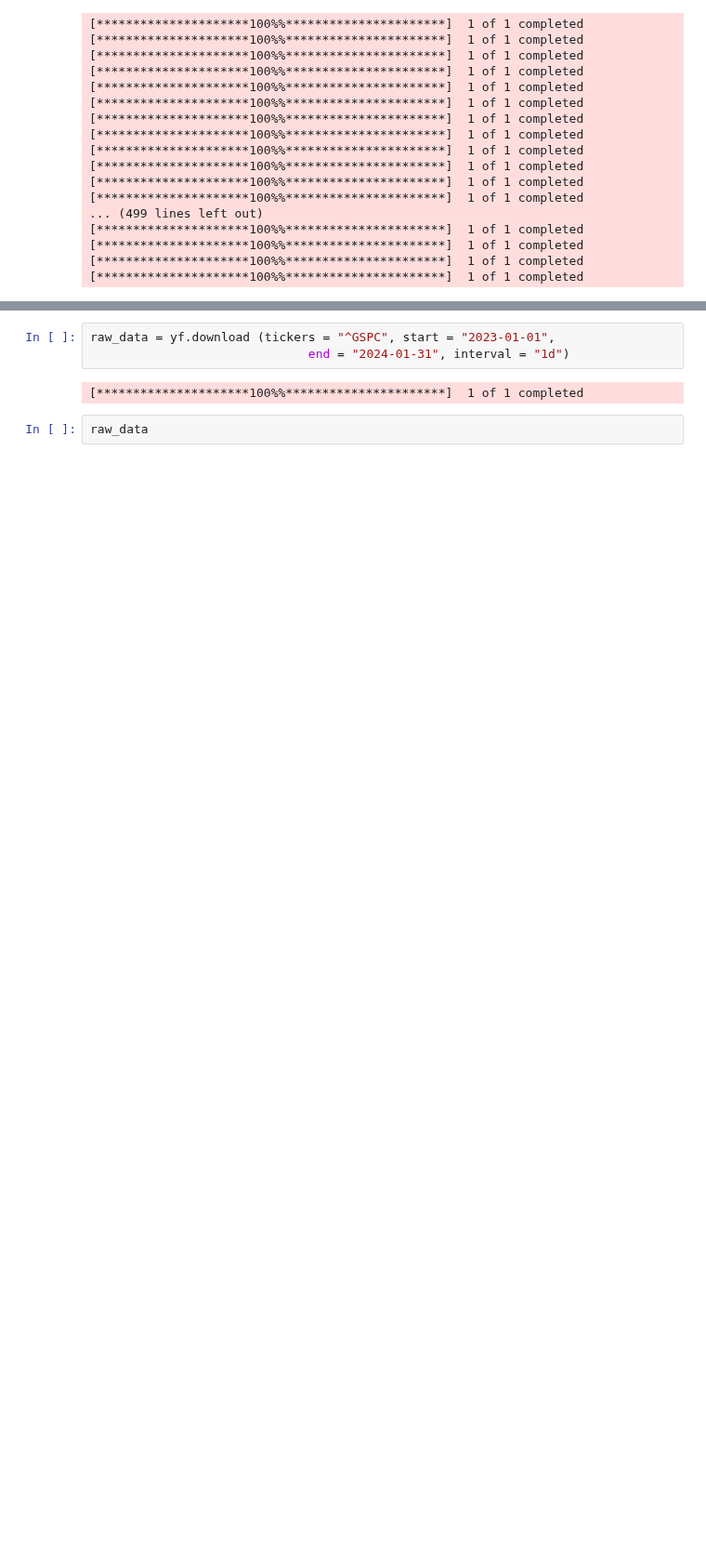
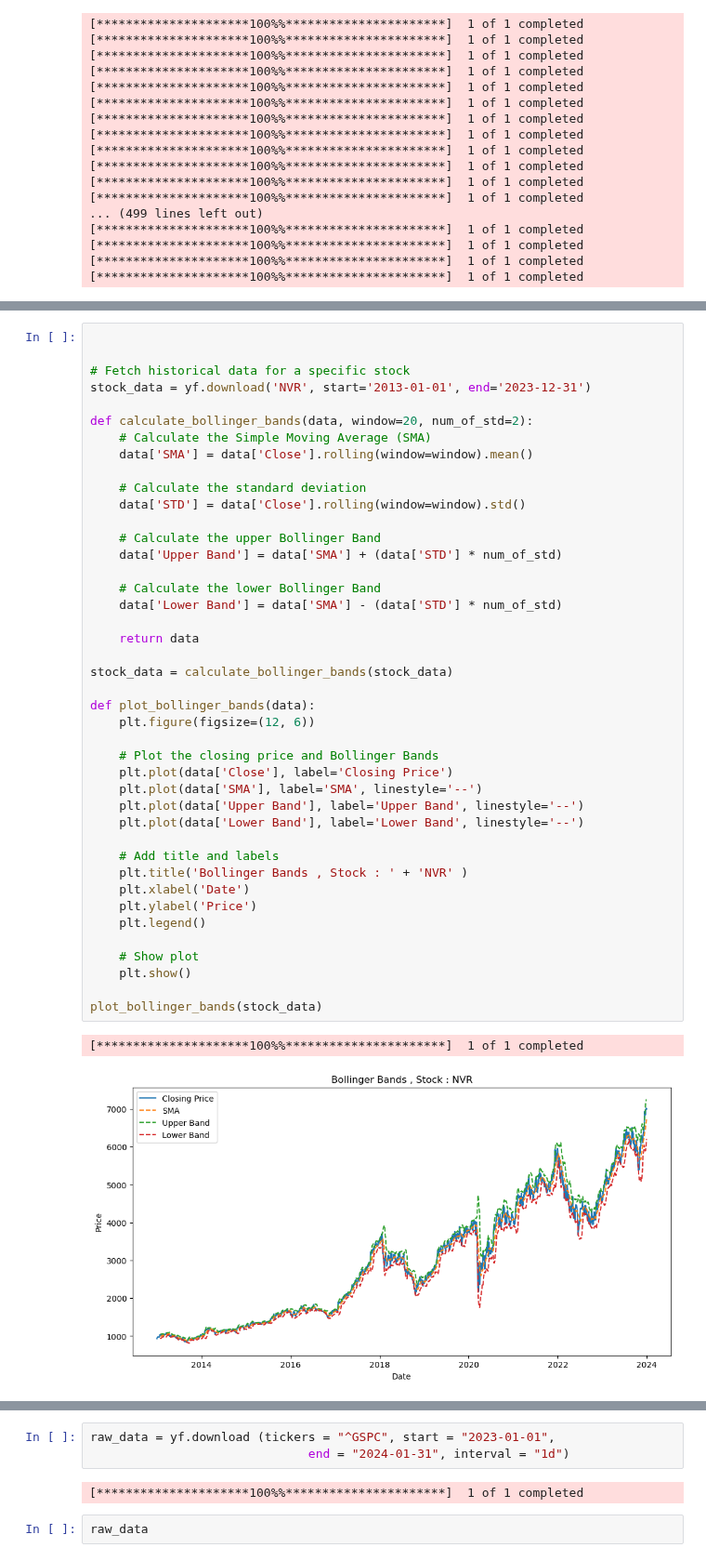
Before and after one commit to shekharbiswas/LSTM-Stock-Analysis, a Jupyter notebook: data_collection.ipynb, the cells around one changed output, grey strips where cells are left out. Shown at 93% size. Saved outputs shown, nothing was run; the diff lists cells and outputs as text; blank space fills up the shorter version.

Commit message:
updating charts bollinger

```diff
--- a/data_collection.ipynb
+++ b/data_collection.ipynb
@@ -163,0 +162,45 @@ volatility_df.to_csv('volatility_df.csv')
+# %%
+
+
+# Fetch historical data for a specific stock
+stock_data = yf.download('NVR', start='2013-01-01', end='2023-12-31')
+
+def calculate_bollinger_bands(data, window=20, num_of_std=2):
+    # Calculate the Simple Moving Average (SMA)
+    data['SMA'] = data['Close'].rolling(window=window).mean()
+
+    # Calculate the standard deviation
+    data['STD'] = data['Close'].rolling(window=window).std()
+
+    # Calculate the upper Bollinger Band
+    data['Upper Band'] = data['SMA'] + (data['STD'] * num_of_std)
+
+    # Calculate the lower Bollinger Band
+    data['Lower Band'] = data['SMA'] - (data['STD'] * num_of_std)
+
+    return data
+
+stock_data = calculate_bollinger_bands(stock_data)
+
+def plot_bollinger_bands(data):
+    plt.figure(figsize=(12, 6))
+
+    # Plot the closing price and Bollinger Bands
+    plt.plot(data['Close'], label='Closing Price')
+    plt.plot(data['SMA'], label='SMA', linestyle='--')
+    plt.plot(data['Upper Band'], label='Upper Band', linestyle='--')
+    plt.plot(data['Lower Band'], label='Lower Band', linestyle='--')
+
+    # Add title and labels
+    plt.title('Bollinger Bands , Stock : ' + 'NVR' )
+    plt.xlabel('Date')
+    plt.ylabel('Price')
+    plt.legend()
+
+    # Show plot
+    plt.show()
+
+plot_bollinger_bands(stock_data)
+# %% [output]
+[*********************100%%**********************]  1 of 1 completed
+[figure, added]
```
Also changed, not shown: parts of 5 cells of this notebook.
